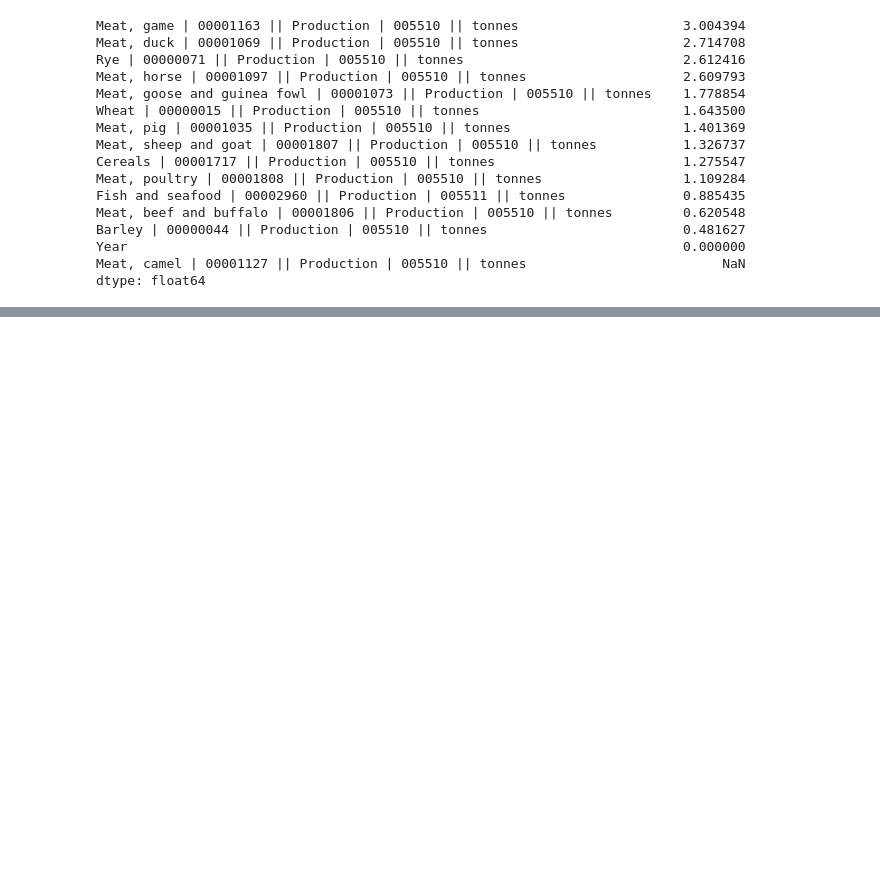
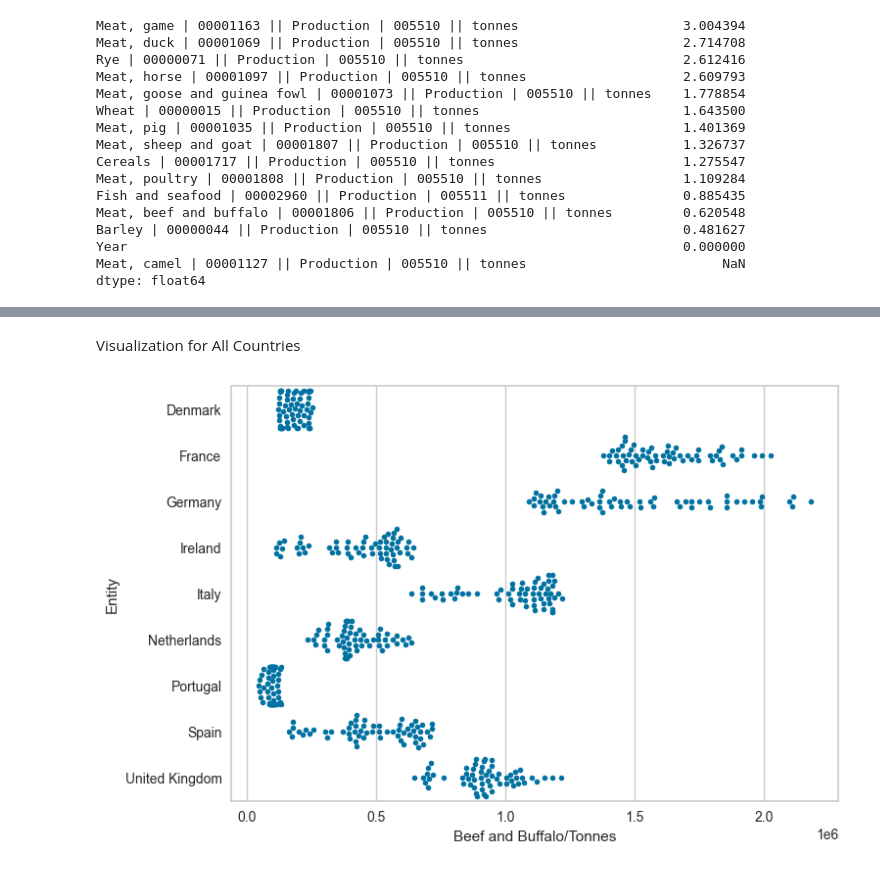
Before and after one commit to iburakk/Project_CA2, a Jupyter notebook: Agriculture.ipynb, the cells around one changed output, grey strips where cells are left out. Drawn from its saved outputs; the diff is of its cells as text; code cells hidden in the pictures; blank space fills up the shorter version.

```diff
--- a/Agriculture.ipynb
+++ b/Agriculture.ipynb
@@ -327,0 +363,9 @@ dtype: float64
+# %%
+final_merged_df.drop(["Meat, camel | 00001127 || Production | 005510 || tonnes"],axis=1,inplace=True)
+# %%
+cols = ["Meat, goose and guinea fowl | 00001073 || Production | 005510 || tonnes",
+        "Meat, game | 00001163 || Production | 005510 || tonnes",
+       "Meat, duck | 00001069 || Production | 005510 || tonnes",
+       "Meat, horse | 00001097 || Production | 005510 || tonnes",
+       "Fish and seafood | 00002960 || Production | 005511 || tonnes"]
+final_merged_df[cols]=final_merged_df[cols].fillna(final_merged_df.median().iloc[0])
@@ -327,0 +385,17 @@ dtype: float64
+# %%
+final_merged_df.rename(columns={"Meat, game | 00001163 || Production | 005510 || tonnes":"Game/Tonnes",
+                                       "Meat, duck | 00001069 || Production | 005510 || tonnes":"Duck/Tonnes",
+                                       "Meat, horse | 00001097 || Production | 005510 || tonnes":"Horse /Tonnes",
+                                       "Meat, goose and guinea fowl | 00001073 || Production | 005510 || tonnes":"Goose and Guinea Fowl/Tonnes",
+                                       "Meat, sheep and goat | 00001807 || Production | 005510 || tonnes":"Sheep and Goat/Tonnes",
+                                       "Meat, beef and buffalo | 00001806 || Production | 005510 || tonnes":"Beef and Buffalo/Tonnes",
+                                       "Meat, pig | 00001035 || Production | 005510 || tonnes":"Pig/Tonnes",
+                                       "Meat, poultry | 00001808 || Production | 005510 || tonnes":"Poultry/Tonnes",
+                                       "Fish and seafood | 00002960 || Production | 005511 || tonnes":"Fish and Seafood/Tonnes",
+                                       "Rye | 00000071 || Production | 005510 || tonnes":"Rye/Tonnes",
+                                       "Wheat | 00000015 || Production | 005510 || tonnes":"Wheat/Tonnes",
+                                       "Cereals | 00001717 || Production | 005510 || tonnes":"Cereals/Tonnes",
+                                       "Barley | 00000044 || Production | 005510 || tonnes":"Barley/Tonnes"},inplace=True
+
+
+                                      )
@@ -327,0 +456,6 @@ dtype: float64
+# %% [markdown]
+Visualization for All Countries
+# %%
+sns.swarmplot(y="Entity", x= "Beef and Buffalo/Tonnes", data = final_merged_df, size=4);
+# %% [output]
+[figure, added]
```
Also changed, not shown: parts of 23 cells of this notebook.
